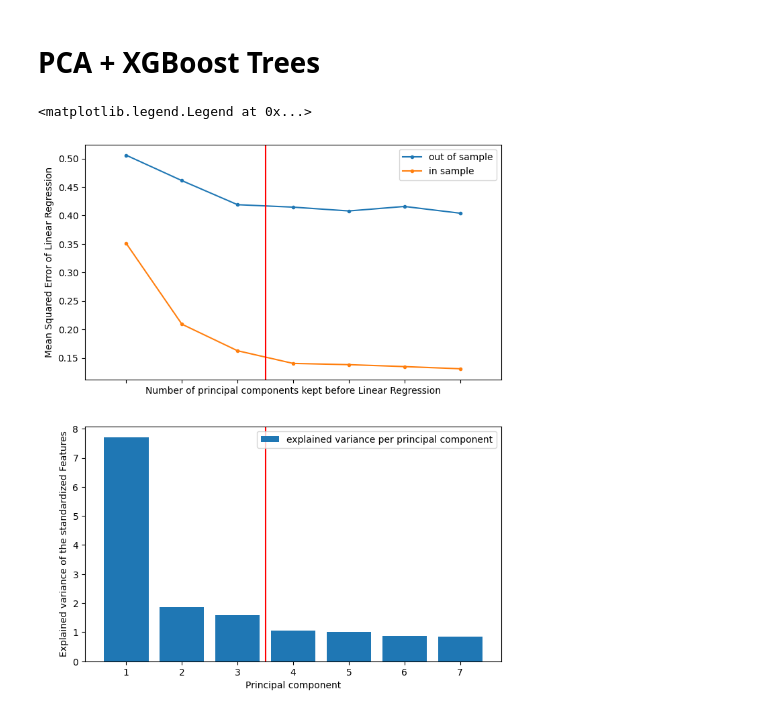
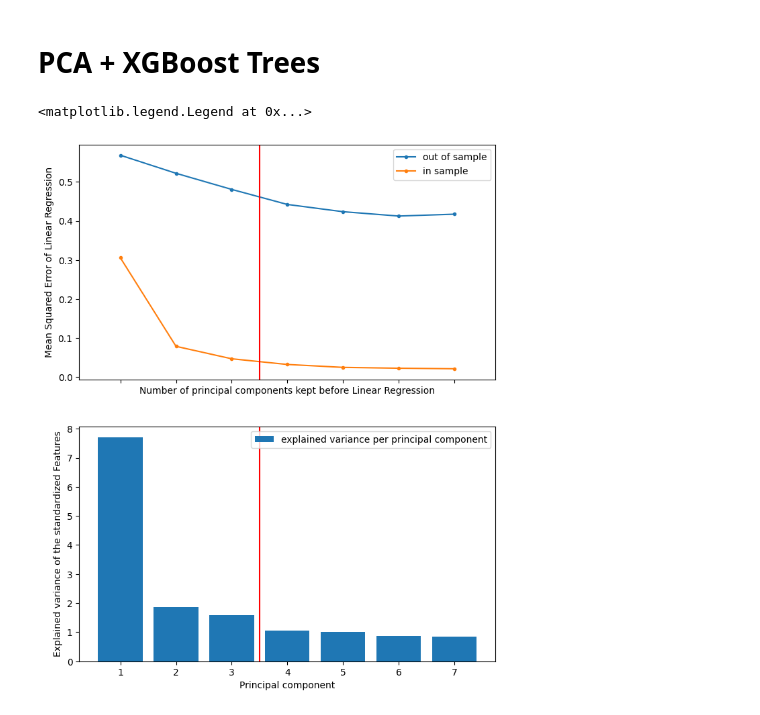
Before and after one commit to TheoLequy/HappinessHackers, a Jupyter notebook: DataAnalysis_ML.ipynb, the cells around one changed output. Drawn from its saved outputs; the diff is of its cells as text; code cells hidden in the pictures.

```diff
--- a/DataAnalysis_ML.ipynb
+++ b/DataAnalysis_ML.ipynb
@@ -71,0 +110,30 @@ codes = np.array(df["code"].drop_duplicates())
+# %%
+# Fit the OLS regression model
+model = sm.OLS(y, sm.add_constant(X))
+results = model.fit()
+
+# Get coefficients and standard errors
+coefficients = results.params
+std_errors = results.bse
+
+# Extract feature names from the list
+feature_names = df.columns[3:]
+
+# Create a bar plot with error bars using Plotly
+fig = go.Figure()
+
+fig.add_trace(go.Bar(
+    x=feature_names,
+    y=coefficients[1:],
+    error_y=dict(type='data', array=std_errors, visible=True),
+    marker_color='rgb(26, 118, 255)',
+))
+
+fig.update_layout(
+    title='Coefficients of OLS Regression with Error Bars',
+    xaxis=dict(title='Features', tickangle=45),
+    yaxis=dict(title='Coefficients'),
+    showlegend=False,
+)
+
+fig.show()
@@ -291,7 +361,7 @@ for n in n_comps:
   if n == n_feat:
     principal_variance = pca.explained_variance_
 
-  model = XGBRegressor(objective='reg:squarederror', eta=0.1, n_estimators=20, subsample=0.5)
+  model = XGBRegressor(objective='reg:squarederror', eta=0.1, n_estimators=100, subsample=0.5)
   mse_in_sample = []
   mse_out_sample = []
   for train_country_index, val_country_index in kf.split(codes):
@@ -299,31 +369,31 @@ for n in n_comps:
     # Split the dataset into training and validation sets based on countries
     train_index = df["code"].isin(codes[train_country_index])
     val_index = df["code"].isin(codes[val_country_index])
     X_train, X_val = X_pca[train_index], X_pca[val_index]
     y_train, y_val = y[train_index], y[val_index]
 
     model.fit(X_train, y_train)
 
     mse_in_sample.append(mean_squared_error(model.predict(X_train), y_train))
     mse_out_sample.append(mean_squared_error(model.predict(X_val), y_val))
   errors[n-1, 0] = np.mean(mse_in_sample)
   errors[n-1, 1] = np.mean(mse_out_sample)
 
 
 
 fig, (ax1, ax2) = plt.subplots(2, sharex=True, figsize=(8,10))
 ax1.plot(n_comps, errors[:,1], '.-', label='out of sample')
 ax1.plot(n_comps, errors[:,0], '.-', label='in sample')
 ax2.bar(n_comps, principal_variance, label='explained variance per principal component')
 ax1.set_xlabel("Number of principal components kept before Linear Regression")
 ax1.set_ylabel("Mean Squared Error of Linear Regression")
 ax1.axvline(3.5, c='r')
 ax2.axvline(3.5, c='r')
 ax2.set_ylabel("Explained variance of the standardized Features")
 ax2.set_xlabel("Principal component")
 ax2.set_xticks(n_comps)
 ax1.legend()
 ax2.legend()
 # %% [output]
 <matplotlib.legend.Legend at 0x...>
-[figure, old version]
+[figure, new version]
```
Also changed, not shown: parts of 5 cells of this notebook.
